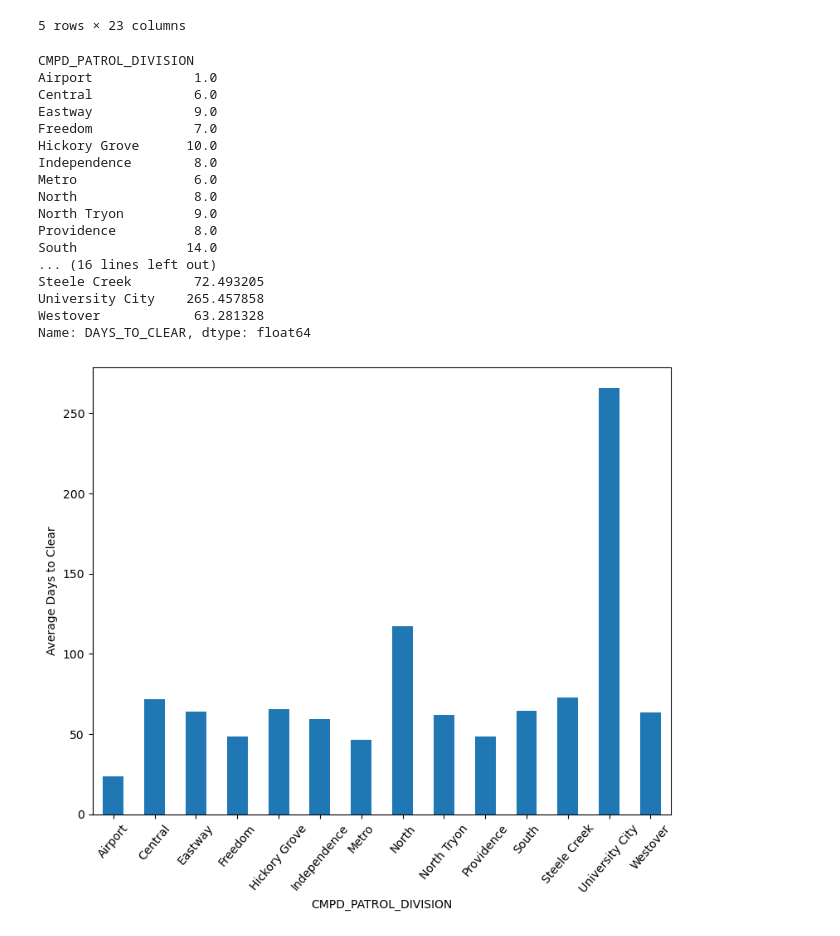
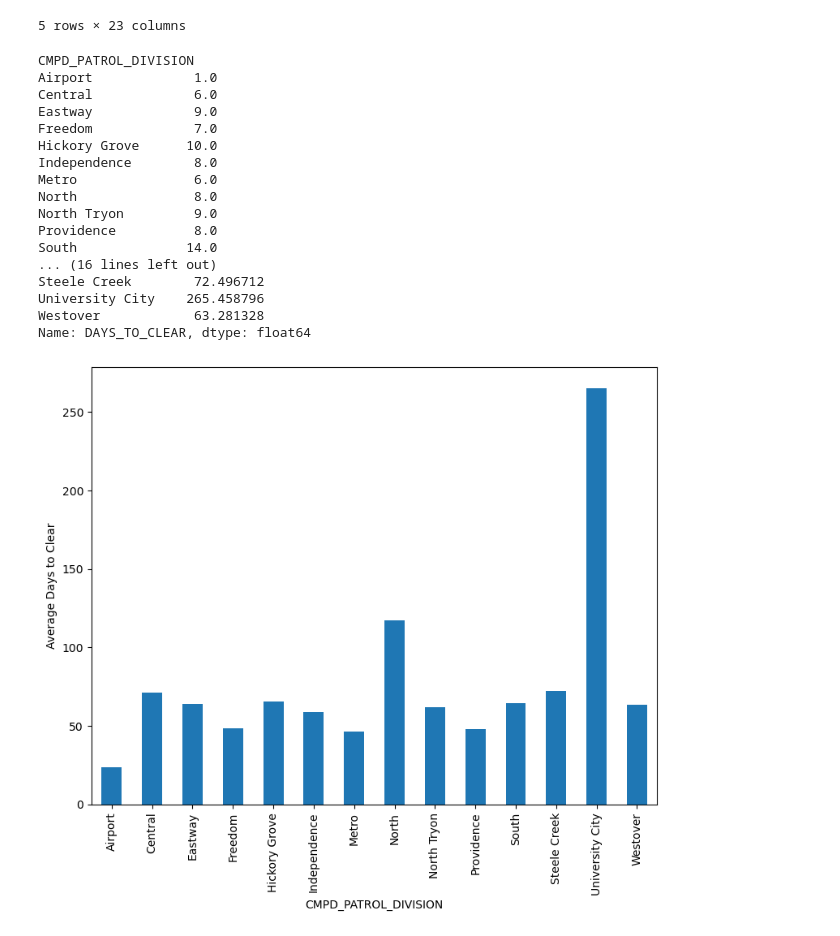
Before and after one commit to jdsouthern/bootcamp-project-1-EDA, a Jupyter notebook: Project 1/CMPD_Crime.ipynb, the cells around one changed output. Drawn from its saved outputs; the diff is of its cells as text; code cells hidden in the pictures.

```diff
--- a/Project 1/CMPD_Crime.ipynb
+++ b/Project 1/CMPD_Crime.ipynb
@@ -233,7 +233,7 @@ from datetime import datetime
 def days_between(d1, d2):
     d1 = datetime.strptime(d1[0:10], "%Y/%m/%d")
     d2 = datetime.strptime(d2[0:10], "%Y/%m/%d")
-    return (d2 - d1).days
+    return abs((d2 - d1).days)
 
 start = clearTimesDF['DATE_INCIDENT_END'].tolist()
 clear = clearTimesDF['CLEARANCE_DATE'].tolist()
@@ -275,27 +275,27 @@ See the caveats in the documentation: https://pandas.pydata.org/pandas-docs/stab
 # %%
 avgByPrecinct = clearTimesDF.groupby(['CMPD_PATROL_DIVISION'])['DAYS_TO_CLEAR'].mean()
 medianByPrecinct = clearTimesDF.groupby(['CMPD_PATROL_DIVISION'])['DAYS_TO_CLEAR'].median()
 print(medianByPrecinct)
 print(avgByPrecinct)
-figs = avgByPrecinct.plot(kind='bar', subplots=False, rot=50, figsize=(9, 7), legend=False, ylabel="Average Days to Clear")
+figs = avgByPrecinct.plot(kind='bar', subplots=False, rot=90, figsize=(9, 7), legend=False, ylabel="Average Days to Clear")
 plt.savefig('avgClearDays.png')
 # %% [output]
 CMPD_PATROL_DIVISION
 Airport             1.0
 Central             6.0
 Eastway             9.0
 Freedom             7.0
 Hickory Grove      10.0
 Independence        8.0
 Metro               6.0
 North               8.0
 North Tryon         9.0
 Providence          8.0
 South              14.0
 ... (16 lines left out)
-Steele Creek        72.493205
-University City    265.457858
+Steele Creek        72.496712
+University City    265.458796
 Westover            63.281328
 Name: DAYS_TO_CLEAR, dtype: float64
-[figure, old version]
+[figure, new version]
 # %%
```
Also changed, not shown: parts of 1 cell of this notebook, 2 other files.
